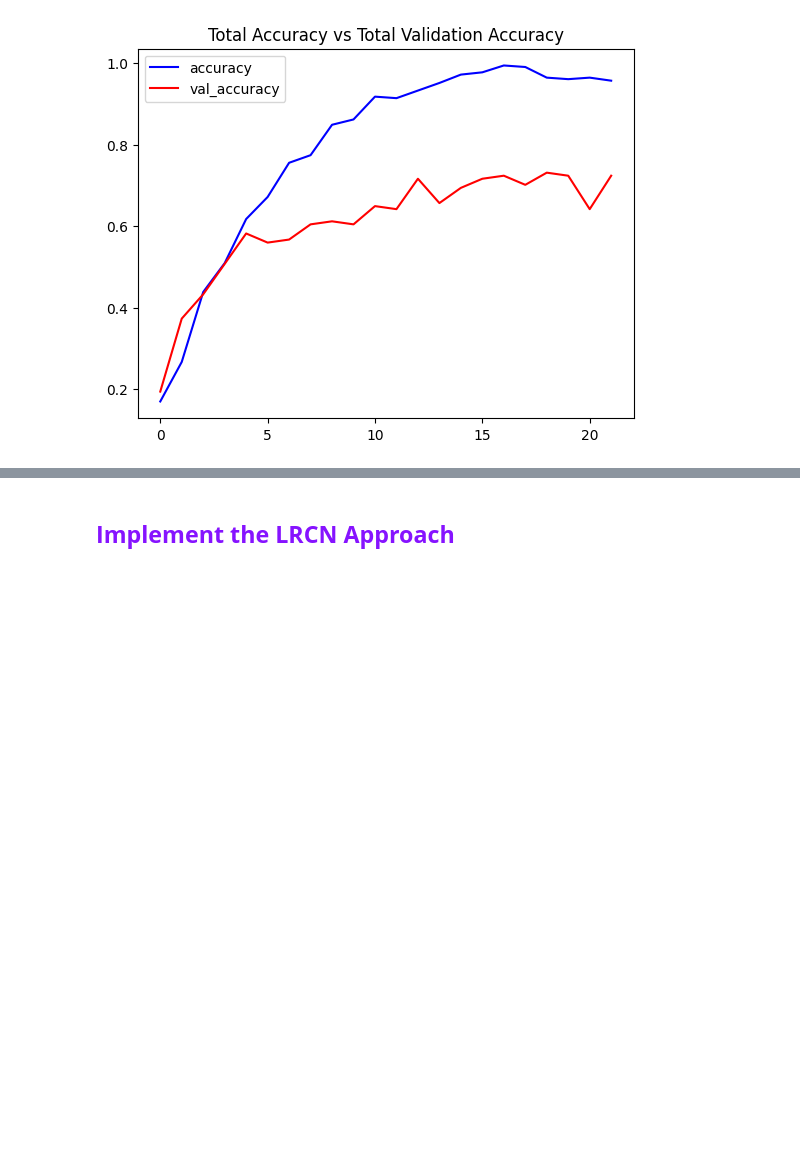
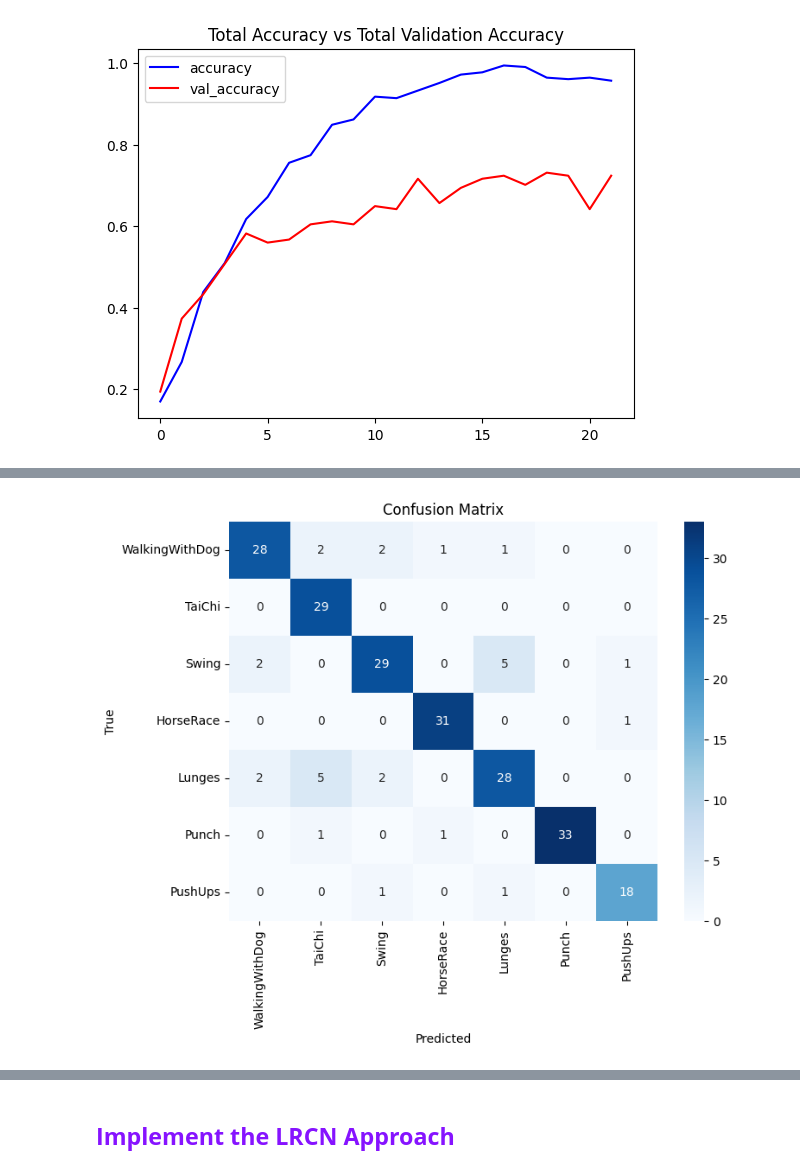
Before and after one commit to Divyan-shu-Singh/HumanActivityRecognition_cnn_lstm, a Jupyter notebook: Human_Action_Recogntion_using_CNN_+_LSTM.ipynb, the cells around one changed output, grey strips where cells are left out. Drawn from its saved outputs; the diff is of its cells as text; code cells hidden in the pictures; blank space fills up the shorter version.

```diff
--- a/Human_Action_Recogntion_using_CNN_+_LSTM.ipynb
+++ b/Human_Action_Recogntion_using_CNN_+_LSTM.ipynb
@@ -399,0 +407,12 @@ plot_metric(convlstm_model_training_history, 'accuracy', 'val_accuracy', 'Total
+# %%
+convlstm = tf.keras.models.load_model('/content/convlstm_model.h5')
+# %%
+y_pred = convlstm.predict(features_test)
+
+y_pred_classes = np.argmax(y_pred, axis=1)
+
+y_true = np.argmax(labels_test, axis=1)
+
+confusion_mtx = confusion_matrix(y_true, y_pred_classes)
+
+class_names = CLASSES_LIST
@@ -399,0 +421,11 @@ plot_metric(convlstm_model_training_history, 'accuracy', 'val_accuracy', 'Total
+# %%
+import seaborn as sns
+
+plt.figure(figsize=(8, 6))
+sns.heatmap(confusion_mtx, annot=True, fmt='d', cmap='Blues', xticklabels=class_names, yticklabels=class_names)
+plt.xlabel('Predicted')
+plt.ylabel('True')
+plt.title('Confusion Matrix')
+plt.show()
+# %% [output]
+[figure, added]
```
Also changed, not shown: parts of 10 cells of this notebook.
